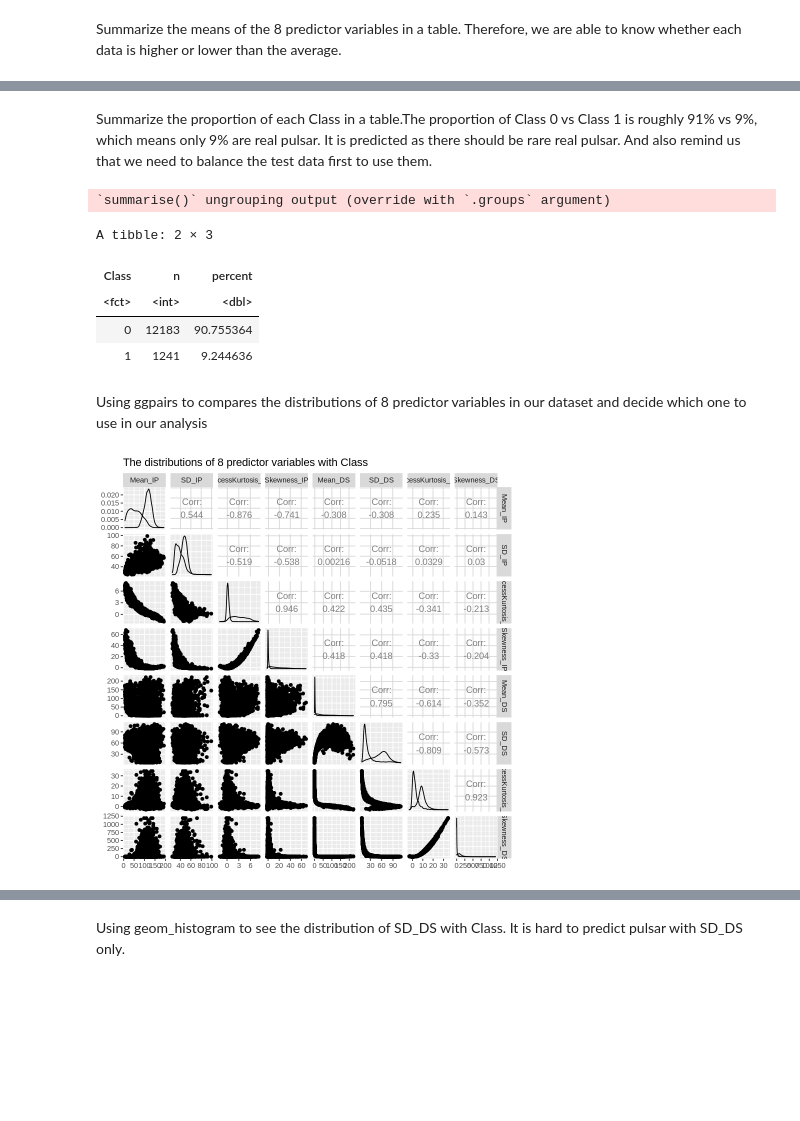
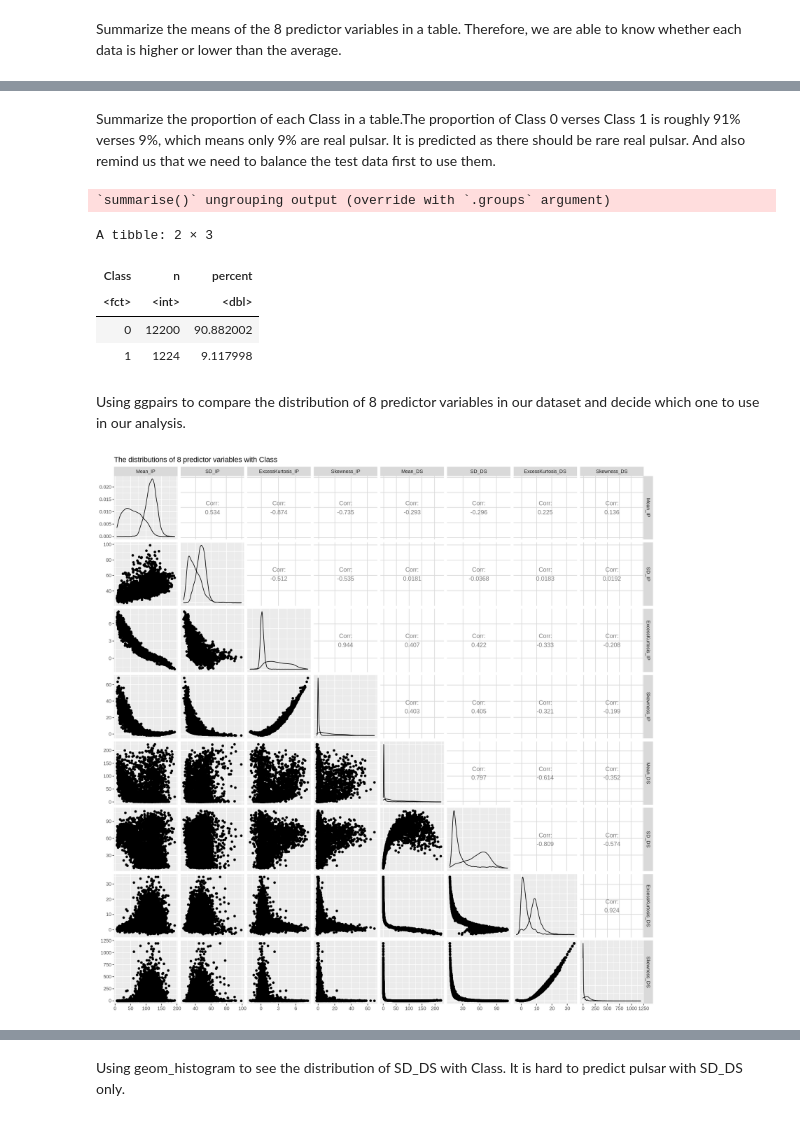
Before and after one commit to JeanetteOfficial/DSCI100_GroupProject_006_1, a Jupyter notebook: projectproposal.ipynb, the cells around one changed output, grey strips where cells are left out. Drawn from its saved outputs; the diff is of its cells as text; code cells hidden in the pictures; blank space fills up the shorter version.

```diff
--- a/projectproposal.ipynb
+++ b/projectproposal.ipynb
@@ -56,7 +56,7 @@ Load the data and add column names manually to clean and wrangle data into tidy
 #  colname(pulsar_raw_data) <-c("Mean_IP","SD_IP","ExcessKurtosis_IP","Skewness_IP",
 #                              "Mean_DS","SD_DS","ExcessKurtosis_DS","Skewness_DS","Class")%>%
 
-pulsar_raw_data <- read_table2("https://raw.githubusercontent.com/JeanetteOfficial/DSCI100_GroupProject_006_1/main/data/HTRU_2.csv",
+pulsar_raw_data <- read_table2("https://raw.githubusercontent.com/JeanetteOfficial/DSCI100_GroupProject_006_1/main/data/HTRU_2.txt",
                           col_names = FALSE)
 pulsar_raw_data <- rename(pulsar_raw_data, "Mean_IP" = X1,
                          "SD_IP" = X2,
@@ -187,5 +196,5 @@ A tibble: 1 × 8
 # %% [markdown]
-Summarize the proportion of each Class in a table.The proportion of Class 0 vs Class 1 is roughly 91% vs 9%, which means only 9% are real pulsar. It is predicted as there should be rare real pulsar. And also remind us that we need to balance the test data first to use them.
+Summarize the proportion of each Class in a table.The proportion of Class 0 verses Class 1 is roughly 91% verses 9%, which means only 9% are real pulsar. It is predicted as there should be rare real pulsar. And also remind us that we need to balance the test data first to use them.
 # %%
 pulsar_proportions <- pulsar_train %>%
                       group_by(Class) %>%
@@ -197,15 +206,20 @@ pulsar_proportions
 A tibble: 2 × 3
 | Class | n | percent |
 | <fct> | <int> | <dbl> |
-| 0 | 12183 | 90.755364 |
-| 1 | 1241 | 9.244636 |
+| 0 | 12200 | 90.882002 |
+| 1 | 1224 | 9.117998 |
 # %% [markdown]
-Using ggpairs to compares the distributions of 8 predictor variables in our dataset and decide which one to use in our analysis
+Using ggpairs to compare the distribution of 8 predictor variables in our dataset and decide which one to use in our analysis.
 # %%
+options(repr.plot.width = 14, repr.plot.height = 14)
+
 pulsar_dist_plot <- pulsar_train %>%
    ggpairs(pulsar_train, columns = 1:8, aes(colour=Class),title="The distributions of 8 predictor variables with Class")
 pulsar_dist_plot
+
+pulsar_dist_plot <- pulsar_dist_plot +
+                       theme(text = element_text(size = 20))
 # %% [output]
-[figure, old version]
+[figure, new version]
 # %% [markdown]
 # <font size="4">Choosing Predictive Variables
```
Also changed, not shown: parts of 23 cells of this notebook.
